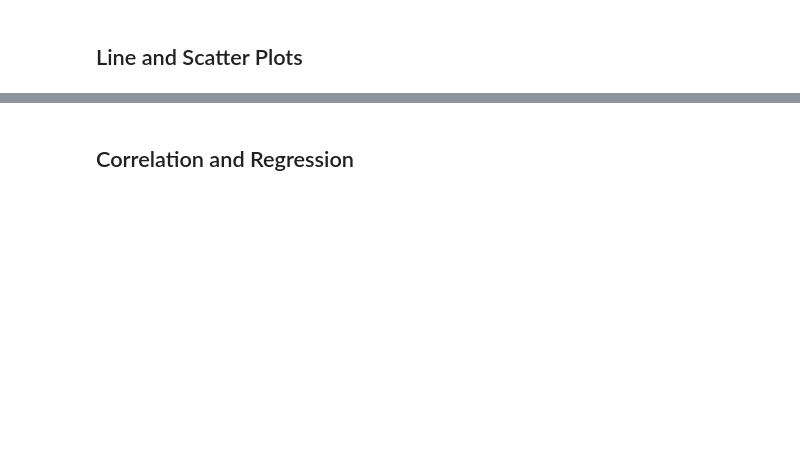
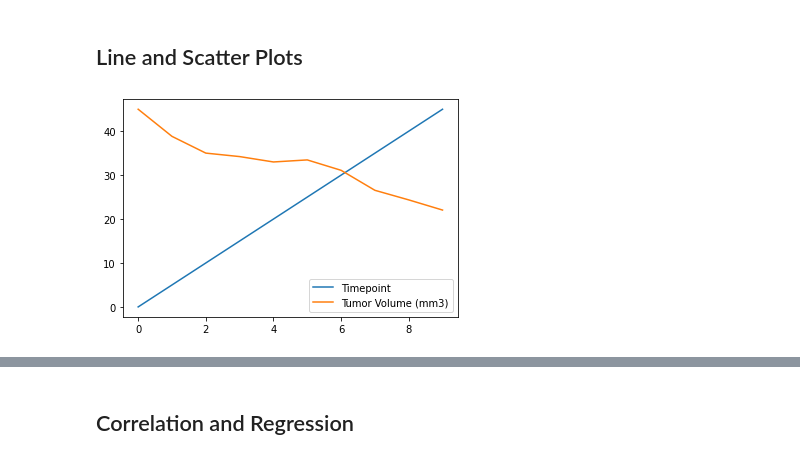
Before and after one commit to allardiceh/Matplotlib_Challenge, a Jupyter notebook: Pymaceuticals/pymaceuticals_starter.ipynb, the cells around one changed output, grey strips where cells are left out. Drawn from its saved outputs; the diff is of its cells as text; code cells hidden in the pictures; blank space fills up the shorter version.

```diff
--- a/Pymaceuticals/pymaceuticals_starter.ipynb
+++ b/Pymaceuticals/pymaceuticals_starter.ipynb
@@ -459,4 +469,21 @@ tumor_list=df.iloc[:,2].tolist()
 # %% [markdown]
 ## Line and Scatter Plots
 # %%
+
 # Generate a line plot of time point versus tumor volume for a mouse treated with Capomulin
+
+tumor_growth = df_merge[df_merge["Mouse ID"].isin(["k403"])]
+tumor_growth
+
+tumor_growth_data = tumor_growth[["Mouse ID", "Timepoint", "Tumor Volume (mm3)"]]
+tumor_growth_data
+
+line_plot_df = tumor_growth_data.reset_index()
+line_plot_df
+
+line_plot_final = line_plot_df[["Mouse ID", "Timepoint", "Tumor Volume (mm3)"]]
+line_plot_final
+
+lines = line_plot_final.plot.line()
+# %% [output]
+[figure, added]
```
Also changed, not shown: parts of 9 cells of this notebook.
